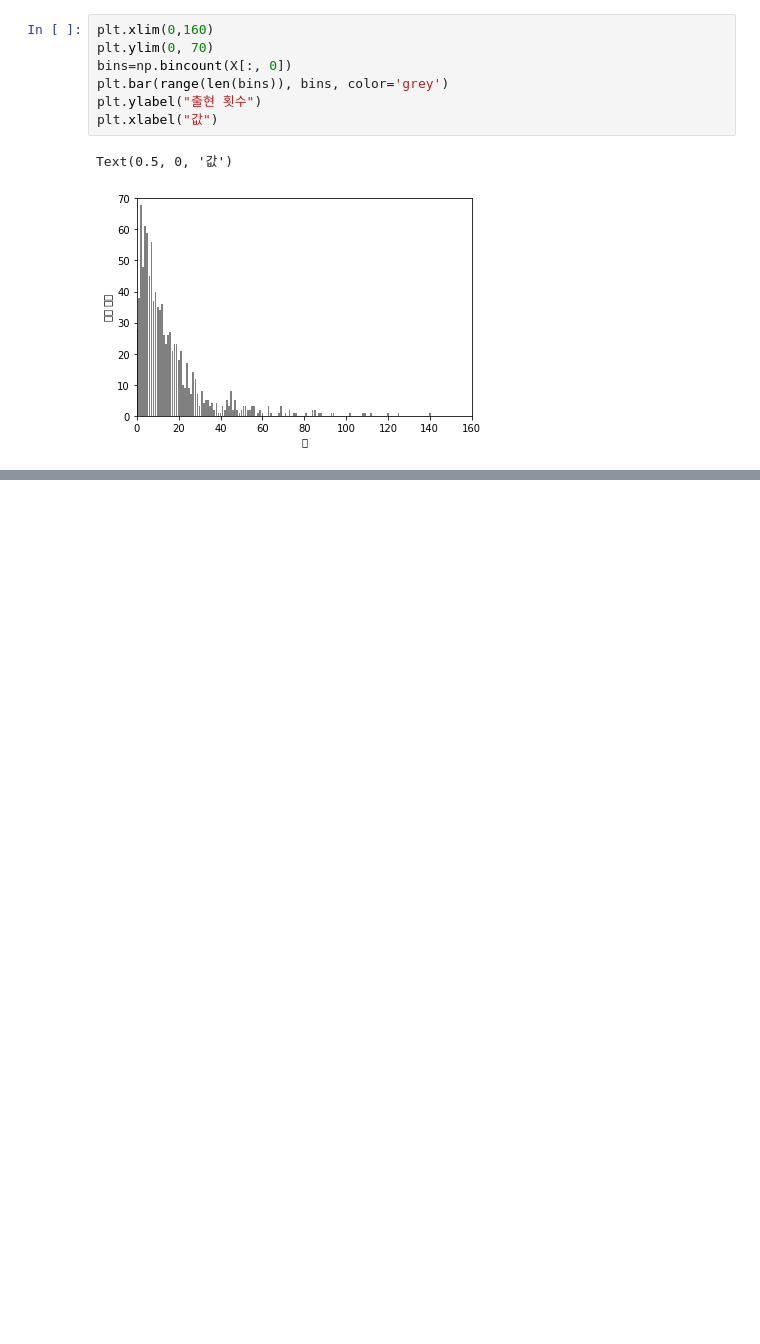
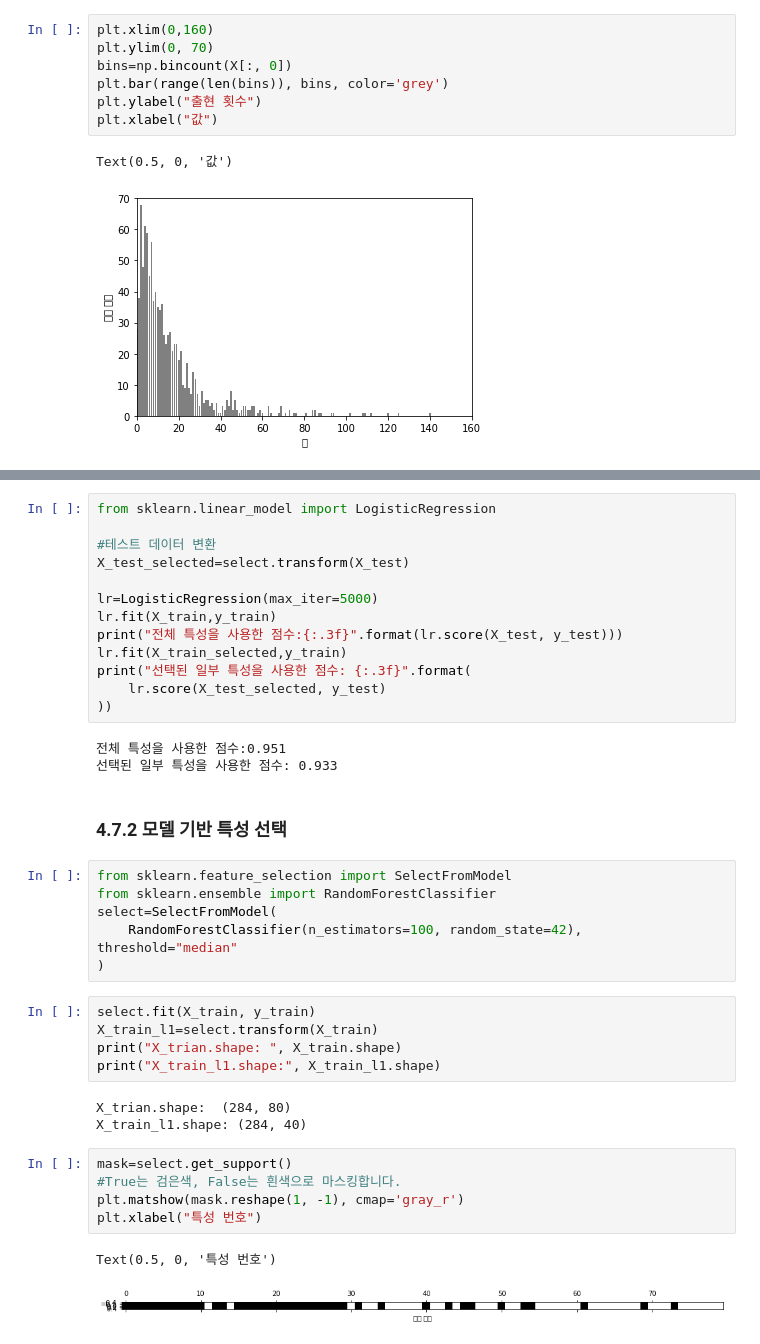
Before and after one commit to yeonseocho/Introduce-to-Machine-Learning-with-Python, a Jupyter notebook: 04. 데이터 표현과 특성 공학/4.3 make_column_transformer 로 간편하게 ColumnTransformer 만들기.ipynb, the cells around one changed output, grey strips where cells are left out. Cells and saved outputs as stored; diff of their text form; blank space fills up the shorter version.

```diff
--- a/04. 데이터 표현과 특성 공학/4.3 make_column_transformer 로 간편하게 ColumnTransformer 만들기.ipynb
+++ b/04. 데이터 표현과 특성 공학/4.3 make_column_transformer 로 간편하게 ColumnTransformer 만들기.ipynb
@@ -344,0 +413,40 @@ Text(0.5, 0, '값')
+# %%
+from sklearn.linear_model import LogisticRegression
+
+#테스트 데이터 변환
+X_test_selected=select.transform(X_test)
+
+lr=LogisticRegression(max_iter=5000)
+lr.fit(X_train,y_train)
+print("전체 특성을 사용한 점수:{:.3f}".format(lr.score(X_test, y_test)))
+lr.fit(X_train_selected,y_train)
+print("선택된 일부 특성을 사용한 점수: {:.3f}".format(
+    lr.score(X_test_selected, y_test)
+))
+# %% [output]
+전체 특성을 사용한 점수:0.951
+선택된 일부 특성을 사용한 점수: 0.933
+# %% [markdown]
+### 4.7.2 모델 기반 특성 선택
+# %%
+from sklearn.feature_selection import SelectFromModel
+from sklearn.ensemble import RandomForestClassifier
+select=SelectFromModel(
+    RandomForestClassifier(n_estimators=100, random_state=42), threshold="median"
+)
+# %%
+select.fit(X_train, y_train)
+X_train_l1=select.transform(X_train)
+print("X_trian.shape: ", X_train.shape)
+print("X_train_l1.shape:", X_train_l1.shape)
+# %% [output]
+X_trian.shape:  (284, 80)
+X_train_l1.shape: (284, 40)
+# %%
+mask=select.get_support()
+#True는 검은색, False는 흰색으로 마스킹합니다.
+plt.matshow(mask.reshape(1, -1), cmap='gray_r')
+plt.xlabel("특성 번호")
+# %% [output]
+Text(0.5, 0, '특성 번호')
+[figure, added]
```
Also changed, not shown: parts of 25 cells of this notebook.
